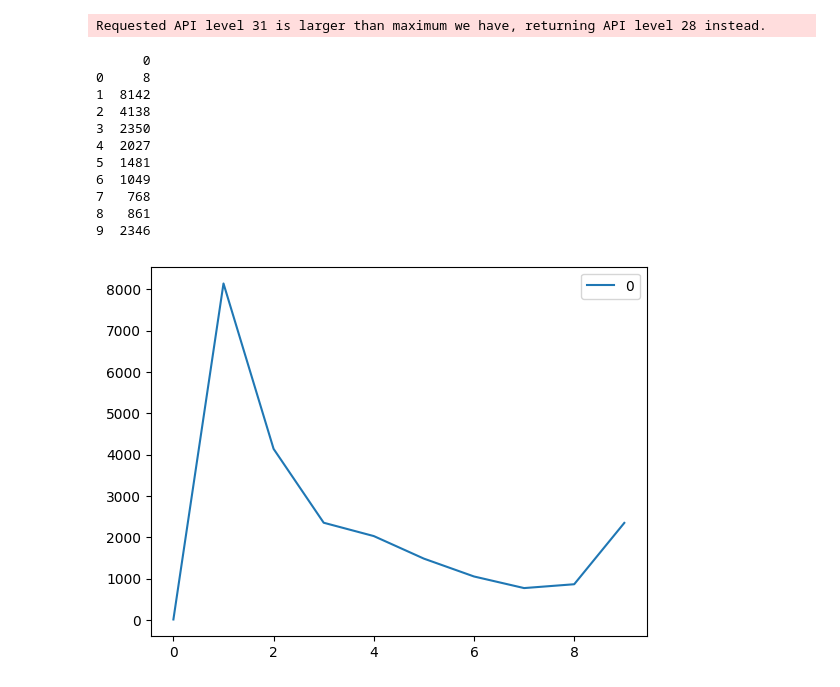
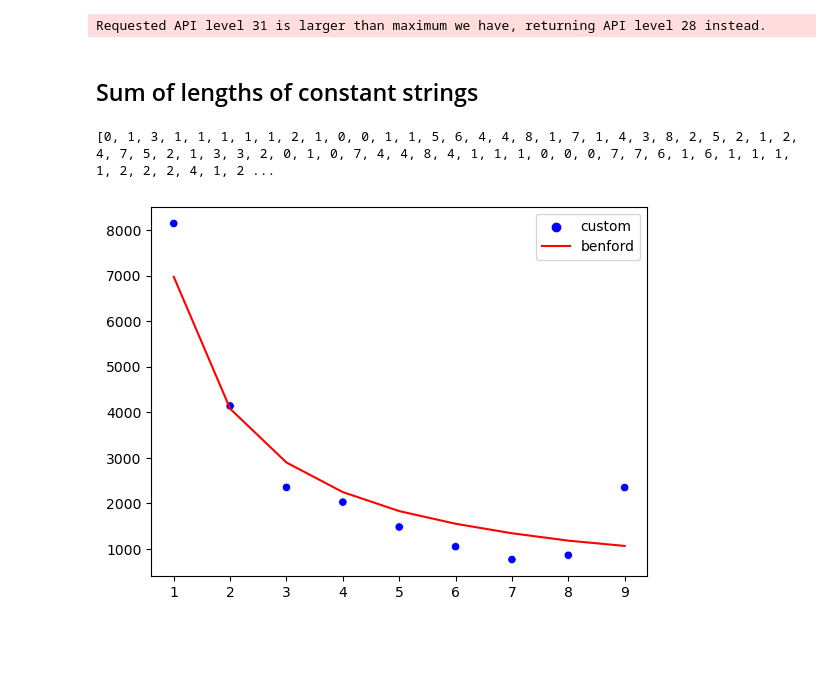
Before and after one commit to gschick3/bendroid, a Jupyter notebook: read_apk.ipynb, the cells around one changed output. Saved outputs shown, nothing was run; the diff lists cells and outputs as text; code cells hidden in the pictures; blank space fills up the shorter version.

Commit message:
improve graphing capabilities

```diff
--- a/read_apk.ipynb
+++ b/read_apk.ipynb
@@ -13,32 +50,18 @@ Requested API level 31 is larger than maximum we have, returning API level 28 in
+# %% [markdown]
+## Sum of lengths of constant strings
 # %%
-from collections import Counter
-from math import floor, log10
-
 def first_digit_len(x):
     l = len(x)
-    if l == 0:
-        return 0
-    return floor(l / (10 ** floor(log10(l))))
+    return get_first_digit(l)
 
 strings = dex[0].get_strings()
 
 strings = list(map(str.strip, strings))
 
-counter = pd.DataFrame.from_dict(Counter(list(map(first_digit_len, strings))), orient='index').sort_index()
+data = list(map(first_digit_len, strings))
 
-counter.plot(kind='line', y=0)
-
-print(counter)
+print(data)
+graph(data)
 # %% [output]
-      0
-0     8
-1  8142
-2  4138
-3  2350
-4  2027
-5  1481
-6  1049
-7   768
-8   861
-9  2346
+[0, 1, 3, 1, 1, 1, 1, 1, 2, 1, 0, 0, 1, 1, 5, 6, 4, 4, 8, 1, 7, 1, 4, 3, 8, 2, 5, 2, 1, 2, 4, 7, 5, 2, 1, 3, 3, 2, 0, 1, 0, 7, 4, 4, 8, 4, 1, 1, 1, 0, 0, 0, 7, 7, 6, 1, 6, 1, 1, 1, 1, 2, 2, 2, 4, 1, 2 ...
-[figure, old version]
+[figure, new version]
```
Also changed, not shown: parts of 5 cells of this notebook.
